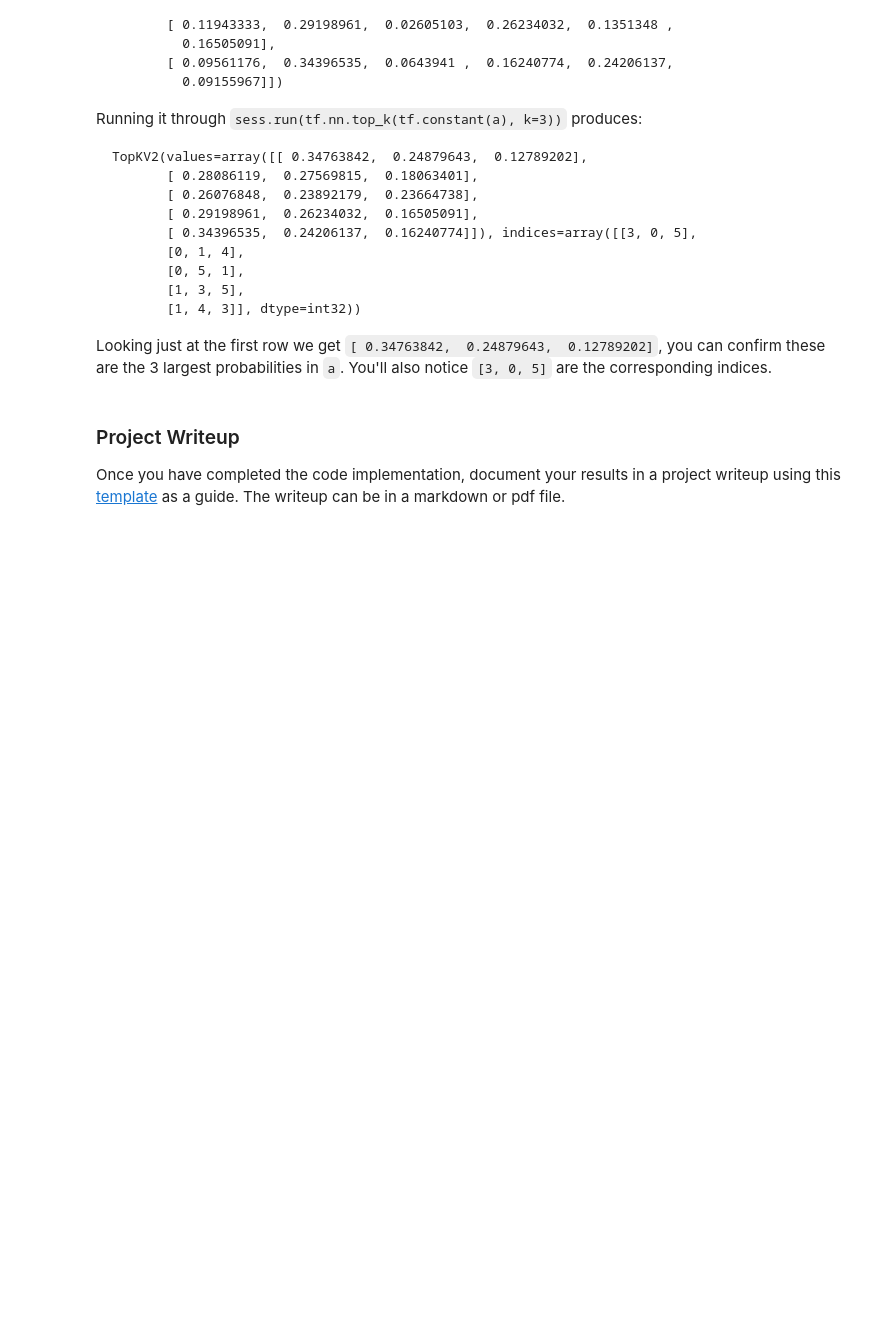
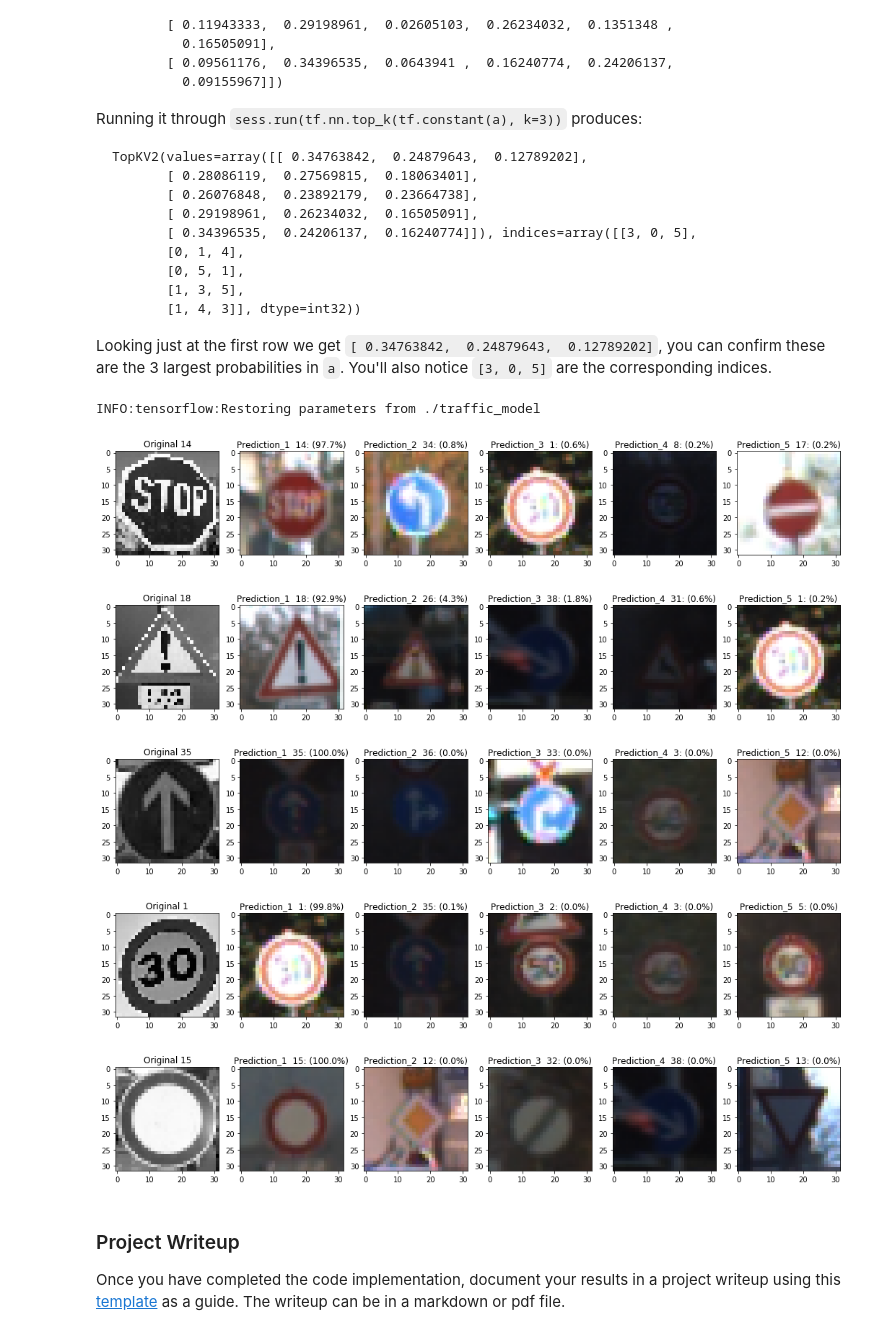
Before and after one commit to roy-wang-py/trafficSignClassifier, a Jupyter notebook: Traffic_Sign_Classifier.ipynb, the cells around one changed output. Cells and saved outputs as stored; diff of their text form; code cells hidden in the pictures; blank space fills up the shorter version.

```diff
--- a/Traffic_Sign_Classifier.ipynb
+++ b/Traffic_Sign_Classifier.ipynb
@@ -388,9 +627,8 @@ def evaluate(X_data, y_data):
         total_accuracy += (accuracy * len(batch_x))
     return total_accuracy / num_examples
 # %%
-EPOCHS = 2
+EPOCHS = 60
 BATCH_SIZE = 128
-model_nbr = 'ora'
 # %%
 with tf.Session() as sess:
     sess.run(tf.global_variables_initializer())
@@ -455,3 +761,6 @@ You may find `signnames.csv` useful as it contains mappings from the class id (i
+# %%
+#write labels
+test_imgs_label = [14, 18, 35, 1, 15]
 # %% [markdown]
 ### Predict the Sign Type for Each Image
 # %%
@@ -509,3 +836,42 @@ Looking just at the first row we get `[ 0.34763842,  0.24879643,  0.12789202]`,
+# %%
+### Print out the top five softmax probabilities for the predictions on the German traffic sign images found on the web.
+### Feel free to use as many code cells as needed.
+
+softmax = tf.nn.softmax(logits)
+top_k = tf.nn.top_k(softmax, 5)
+
+with tf.Session() as sess:
+    sess.run(tf.global_variables_initializer())
+    saver4 = tf.train.import_meta_graph('./traffic_model.meta')
+    saver4.restore(sess, "./traffic_model")
+
+    #get softmax logits of german sign images
+    softmax_logits = sess.run(softmax, feed_dict={x: test_imgs_data, keep_prob:1.0})
+
+    #get top k probability of german sign images
+    result_top_k = sess.run(top_k, feed_dict={x: test_imgs_data, keep_prob:1.0})
+
+    for i in range(len(test_imgs_data)):
+        images = {}
+        labels = {}
+
+        #original image and label
+        images[0] = test_imgs_data[i].squeeze()
+        labels[0] = "Original "+ str(test_imgs_label[i])
+
+        #prepare the labels and images from validation set
+        for j in range(5):
+            labels[j+1] = 'Prediction_{}  {:.0f}: ({:.1f}%)'.format(j+1, result_top_k[1][i][j], 100*result_top_k[0][i][j])
+            images[j+1] = X_valid[np.argwhere(y_valid == result_top_k[1][i][j])[0]].squeeze()
+
+        show_images(images, labels, 1, 6)
+# %% [output]
+INFO:tensorflow:Restoring parameters from ./traffic_model
+[figure, added]
+[figure, added]
+[figure, added]
+[figure, added]
+[figure, added]
 # %% [markdown]
 ### Project Writeup
 
```
Also changed, not shown: parts of 38 cells of this notebook, 8 other files.
